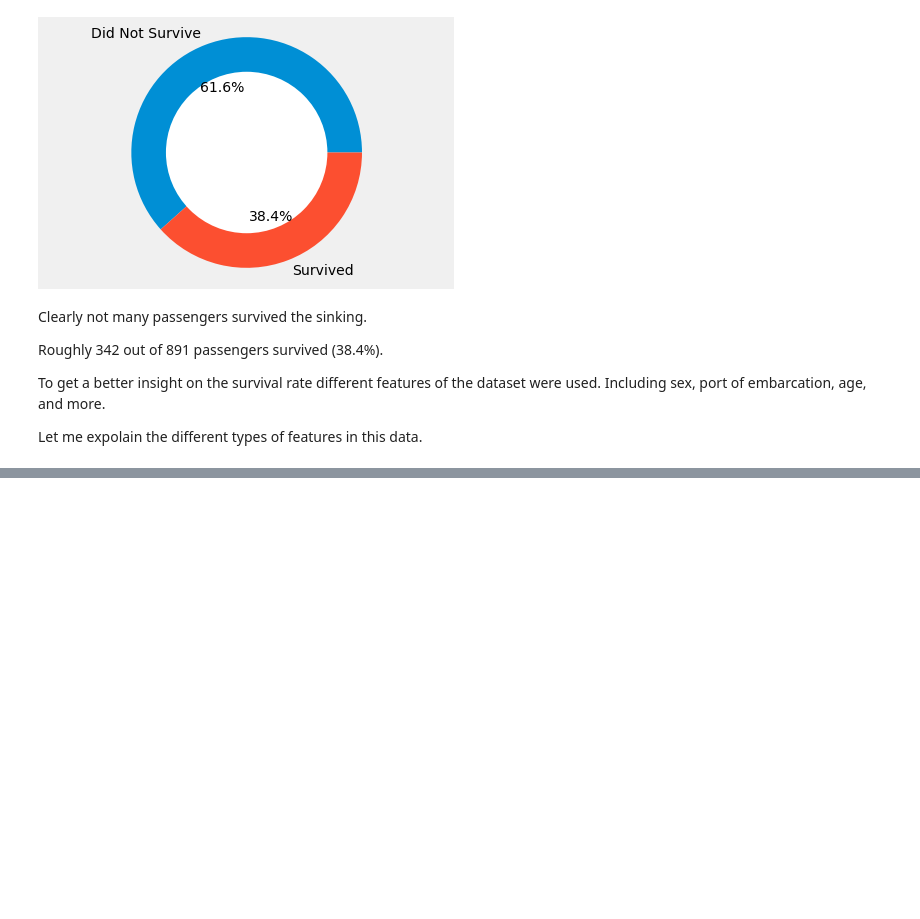
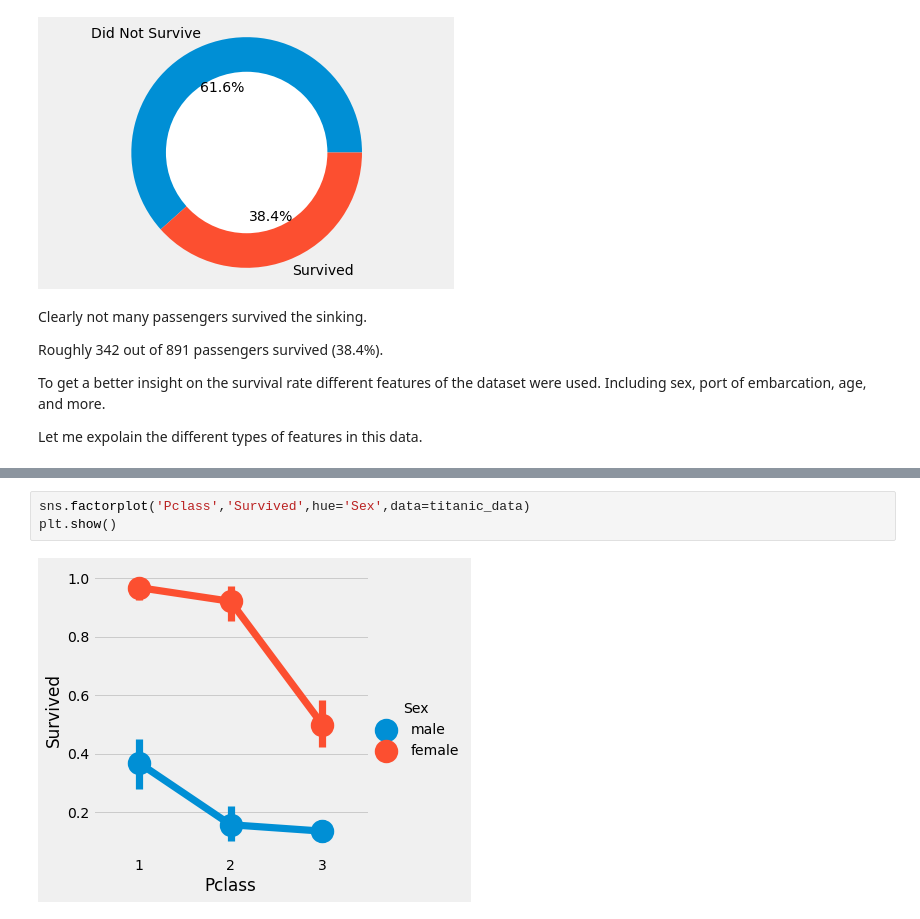
Before and after one commit to alorenz465446/Titanic-Predictions-, a Jupyter notebook: EDA.ipynb, the cells around one changed output, grey strips where cells are left out. Drawn from its saved outputs; the diff is of its cells as text; blank space fills up the shorter version.

Commit message:
crosstab and factorplot for pclass

```diff
--- a/EDA.ipynb
+++ b/EDA.ipynb
@@ -148,0 +159,5 @@ Lets Dive in little bit more and check for other interesting observations. Lets
+# %%
+sns.factorplot('Pclass','Survived',hue='Sex',data=titanic_data)
+plt.show()
+# %% [output]
+[figure, added]
```
Also changed, not shown: parts of 14 cells of this notebook.
